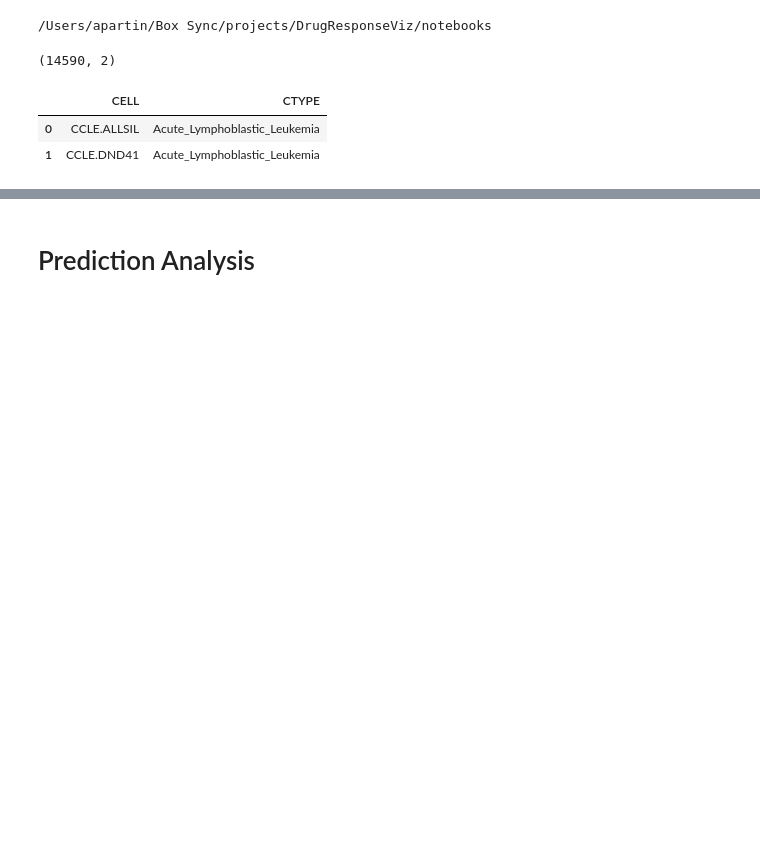
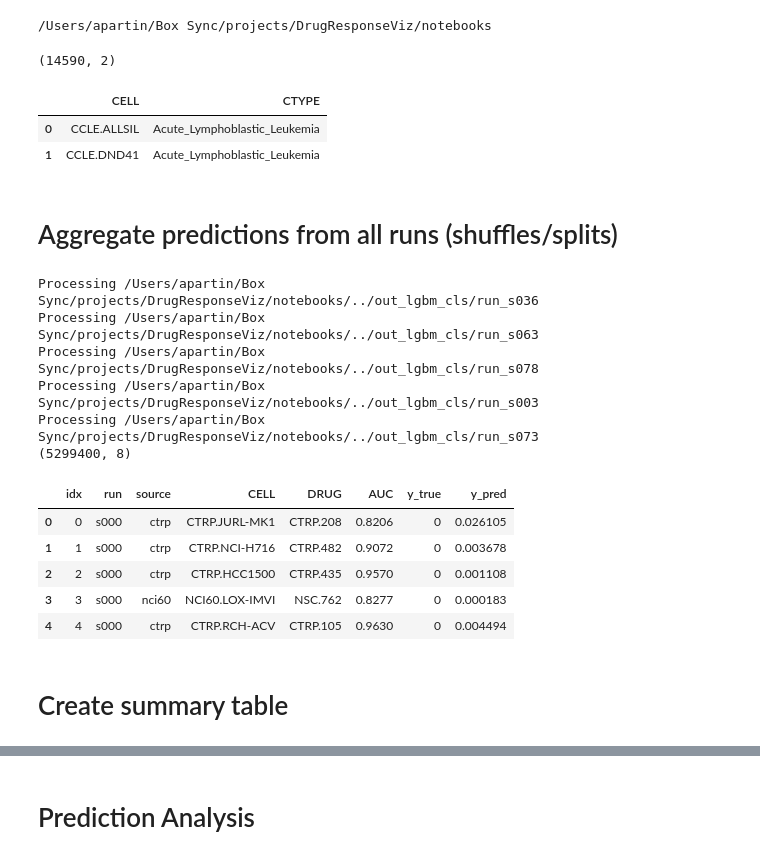
Before and after one commit to adpartin/DrugResponseViz, a Jupyter notebook: notebooks/post_processing_cls.ipynb, the cells around one changed output, grey strips where cells are left out. Saved outputs shown, nothing was run; the diff lists cells and outputs as text; code cells hidden in the pictures; blank space fills up the shorter version.

```diff
--- a/notebooks/post_processing_cls.ipynb
+++ b/notebooks/post_processing_cls.ipynb
@@ -82,3 +83,57 @@ def plot_target(data_to_plot, y_name, x_name, kind='box', hue_name=None, height=
     else:
         g = sns.catplot(data=data_to_plot, y=y_name, x=x_name, kind=kind, **args);
     return g
+# %% [markdown]
+# Aggregate predictions from all runs (shuffles/splits)
+# %%
+def reorg_cols(df):
+    cols = df.columns.tolist()
+    cols.remove('run')
+    return df[['run'] + cols]
+
+def agg_preds_from_cls_runs(runs_dirs, phase='_te.csv'):
+    """ Aggregate predictions bootstraped ML trainings. """
+    prd_te = []
+    for i, dir_name in enumerate(runs_dirs):
+        if '_tr.csv' in phase:
+            prd_tr_ = pd.read_csv(dir_name/'preds_tr.csv')
+        elif '_vl.csv' in phase:
+            prd_vl_ = pd.read_csv(dir_name/'preds_vl.csv')
+        elif '_te.csv' in phase:
+            prd_te_ = pd.read_csv(dir_name/'preds_te.csv')
+
+        # prd_te_['err'] = abs(prd_te_['y_true'] - prd_te_['y_pred'])      # add col 'err'
+        prd_te_['run'] = str(dir_name).split(os.sep)[-1].split('_')[-1]  # add col 'run' identifier
+        prd_te.append(prd_te_)  # append run data
+
+        if i%20==0:
+            print(f'Processing {dir_name}')
+
+    # Aggregate to df
+    prd_te = pd.concat(prd_te, axis=0)
+
+    # Reorganize cols
+    prd_te = reorg_cols(prd_te).sort_values('run').reset_index(drop=True).reset_index().rename(columns={'index': 'idx'})
+    return prd_te
+# %%
+# Concat preds from all runs
+prd_te_all = agg_preds_from_cls_runs(runs_dirs, phase='_te.csv')
+prd_te_all.insert(loc=2, column='source', value=[s.split('.')[0].lower() for s in prd_te_all['CELL']]) # add 'source' column
+
+print(prd_te_all.shape)
+display(prd_te_all.head())
+# %% [output]
+Processing /Users/apartin/Box Sync/projects/DrugResponseViz/notebooks/../out_lgbm_cls/run_s036
+Processing /Users/apartin/Box Sync/projects/DrugResponseViz/notebooks/../out_lgbm_cls/run_s063
+Processing /Users/apartin/Box Sync/projects/DrugResponseViz/notebooks/../out_lgbm_cls/run_s078
+Processing /Users/apartin/Box Sync/projects/DrugResponseViz/notebooks/../out_lgbm_cls/run_s003
+Processing /Users/apartin/Box Sync/projects/DrugResponseViz/notebooks/../out_lgbm_cls/run_s073
+(5299400, 8)
+|  | idx | run | source | CELL | DRUG | AUC | y_true | y_pred |
+| 0 | 0 | s000 | ctrp | CTRP.JURL-MK1 | CTRP.208 | 0.8206 | 0 | 0.026105 |
+| 1 | 1 | s000 | ctrp | CTRP.NCI-H716 | CTRP.482 | 0.9072 | 0 | 0.003678 |
+| 2 | 2 | s000 | ctrp | CTRP.HCC1500 | CTRP.435 | 0.9570 | 0 | 0.001108 |
+| 3 | 3 | s000 | nci60 | NCI60.LOX-IMVI | NSC.762 | 0.8277 | 0 | 0.000183 |
+| 4 | 4 | s000 | ctrp | CTRP.RCH-ACV | CTRP.105 | 0.9630 | 0 | 0.004494 |
+# %% [markdown]
+# Create summary table
```
Also changed, not shown: parts of 74 cells of this notebook.
